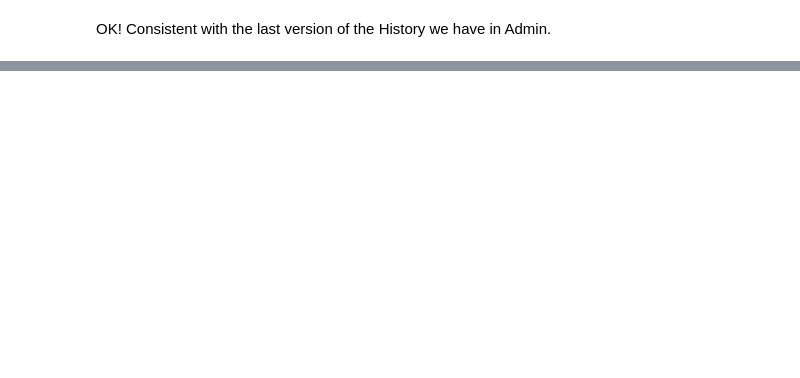
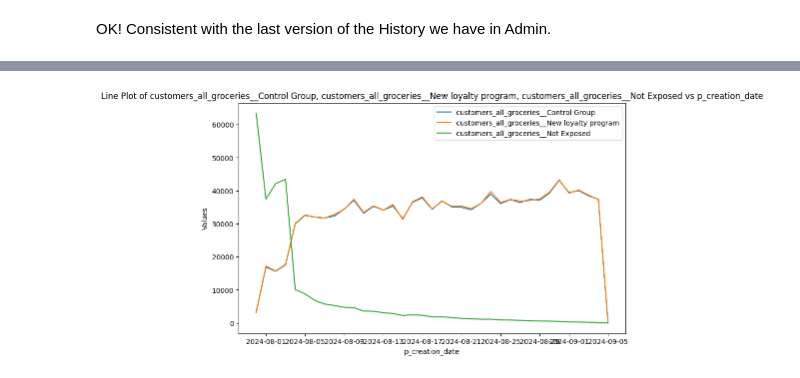
Before and after one commit to JordiCremades4444/central-node, a Jupyter notebook: notebooks/990_2024_6_loyaltycards/loyaltycards_analysis.ipynb, the cells around one changed output, grey strips where cells are left out. Drawn from its saved outputs; the diff is of its cells as text; code cells hidden in the pictures; blank space fills up the shorter version.

```diff
--- a/notebooks/990_2024_6_loyaltycards/loyaltycards_analysis.ipynb
+++ b/notebooks/990_2024_6_loyaltycards/loyaltycards_analysis.ipynb
@@ -438,0 +201,17 @@ merged
+# %%
+# Pivot by variant
+df_pivoted = df.pivot(index='p_creation_date', columns='variant', values=['order_all_groceries','customers_all_groceries','gmv_delivered_all_groceries'])
+
+# Flatten the multiindex columns
+df_pivoted.columns = [f'{col[0]}__{col[1]}' for col in df_pivoted.columns]
+
+# Reset index to make p_creation_date a regular column
+df_pivoted = df_pivoted.reset_index()
+
+v = dataframe_visualizer.DataFrameVisualizer(df_pivoted)
+v.multiple_variable_lineplot(
+    'p_creation_date'
+    ,['customers_all_groceries__Control Group', 'customers_all_groceries__New loyalty program', 'customers_all_groceries__Not Exposed']
+)
+# %% [output]
+[figure, added]
```
Also changed, not shown: parts of 85 cells of this notebook, 1 other file.
